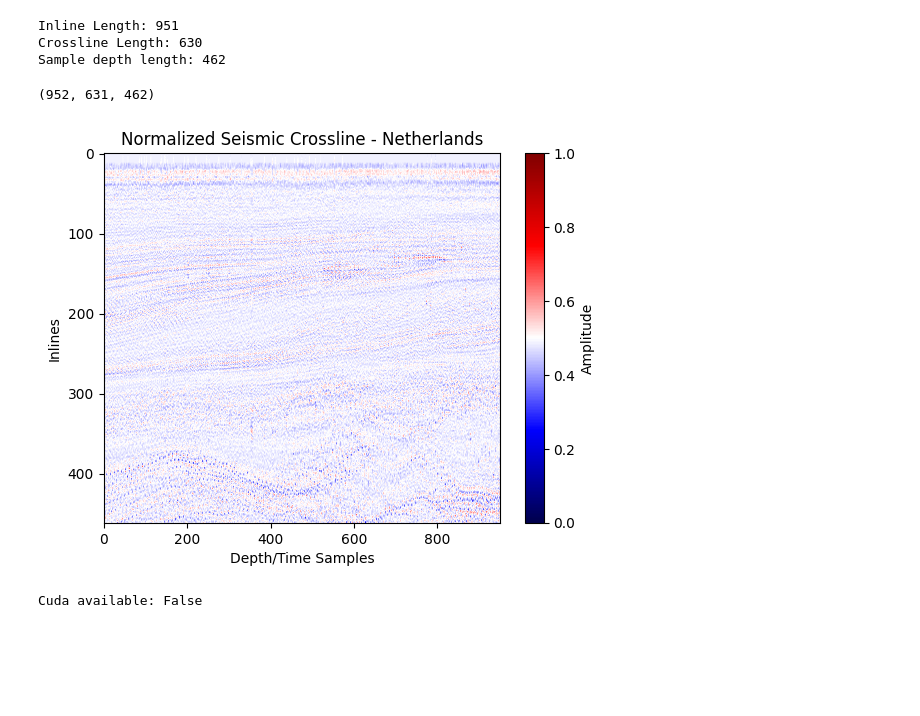
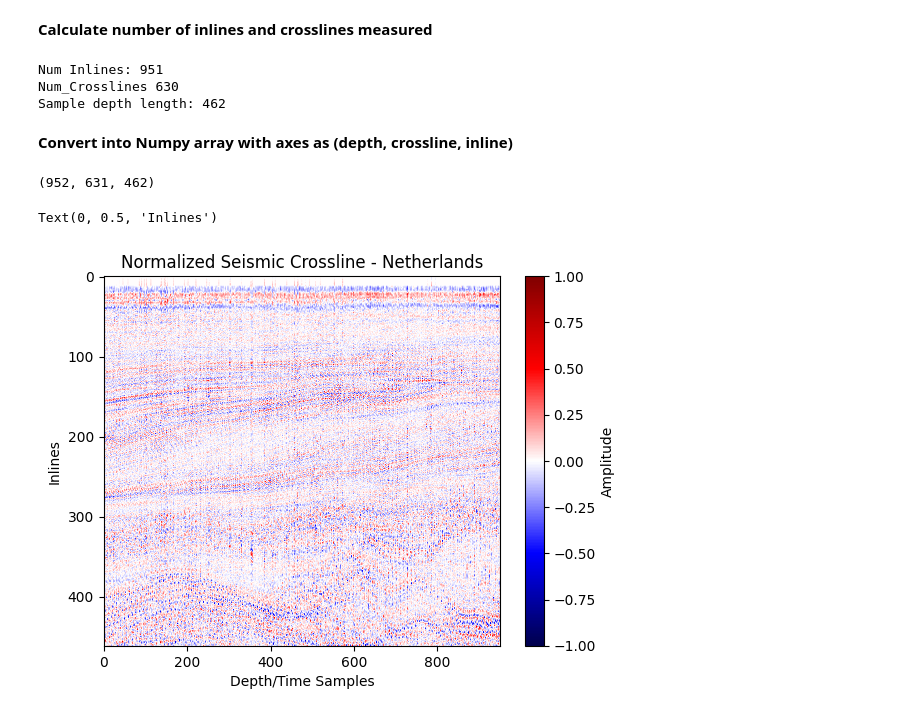
Before and after one commit to crbuch/SeismicML, a Jupyter notebook: main.ipynb, the cells around one changed output. Drawn from its saved outputs; the diff is of its cells as text; code cells hidden in the pictures; blank space fills up the shorter version.

```diff
--- a/main.ipynb
+++ b/main.ipynb
@@ -15,2 +16,3 @@ https://terranubis.com/datainfo/F3-Demo-2020
 # %%
-st = read("./data/Seismic_data.sgy", format="SEGY")
+SGY_PATH = "./SeismicData/Seismic_data.sgy"
+st = read(SGY_PATH, format="SEGY")
@@ -17,17 +24,19 @@ st = read("./data/Seismic_data.sgy", format="SEGY")
+# %% [markdown]
+**Calculate number of inlines and crosslines measured**
 # %%
-inline_length = max(
-    trace.stats.segy.trace_header.trace_sequence_number_within_line for trace in st
-)
+inline_length = max(trace.stats.segy.trace_header.trace_sequence_number_within_line for trace in st)
 crossline_length = len(st) // (inline_length + 1)
 sample_depth_length = len(st[0].data)
 
-print("Inline Length:", inline_length)
-print("Crossline Length:", crossline_length)
+print("Num Inlines:", inline_length)
+print("Num_Crosslines", crossline_length)
 print("Sample depth length:", sample_depth_length)
 # %% [output]
-Inline Length: 951
-Crossline Length: 630
+Num Inlines: 951
+Num_Crosslines 630
 Sample depth length: 462
+# %% [markdown]
+**Convert into Numpy array with axes as (depth, crossline, inline)**
 # %%
 seismic_3d_array = np.zeros(
     (inline_length + 1, crossline_length + 1, sample_depth_length)
@@ -40,30 +49,23 @@ for i, trace in enumerate(st):
         crossline_length + 1
     )  # Calculate crossline dynamically based on iteration
     seismic_3d_array[inline, crossline, :] = trace.data
+
+print(seismic_3d_array.shape)
+# %% [output]
+(952, 631, 462)
-# %%
-# converted to 3d array for easier processing
-print(seismic_3d_array.shape)
-# %% [output]
-(952, 631, 462)
 # %%
+#Now that the seismic data is converted into a 3d array, we can plot the first crossline
+
 first_crossline = seismic_3d_array[:, 0, :]
-
-
-
-
-#normalizes values from 0 to 1
-first_crossline = (first_crossline - np.amin(first_crossline)) / abs(np.amax(first_crossline) - np.amin(first_crossline))
-
-
 
 seismic_image = np.flipud(np.rot90(first_crossline))
 
 # Plot the normalized crossline
 plt.imshow(seismic_image, cmap="seismic", aspect="auto")
 plt.colorbar(label="Amplitude")
 plt.title("Normalized Seismic Crossline - Netherlands")
 plt.xlabel("Depth/Time Samples")
 plt.ylabel("Inlines")
-plt.show()
 # %% [output]
+Text(0, 0.5, 'Inlines')
-[figure, old version]
+[figure, new version]
@@ -100,4 +71,0 @@ class SeismicInterpreter(nn.Module):
-# %%
-print("Cuda available: " + str(torch.cuda.is_available()))
-# %% [output]
-Cuda available: False
```
Also changed, not shown: parts of 11 cells of this notebook, 1 other file.
